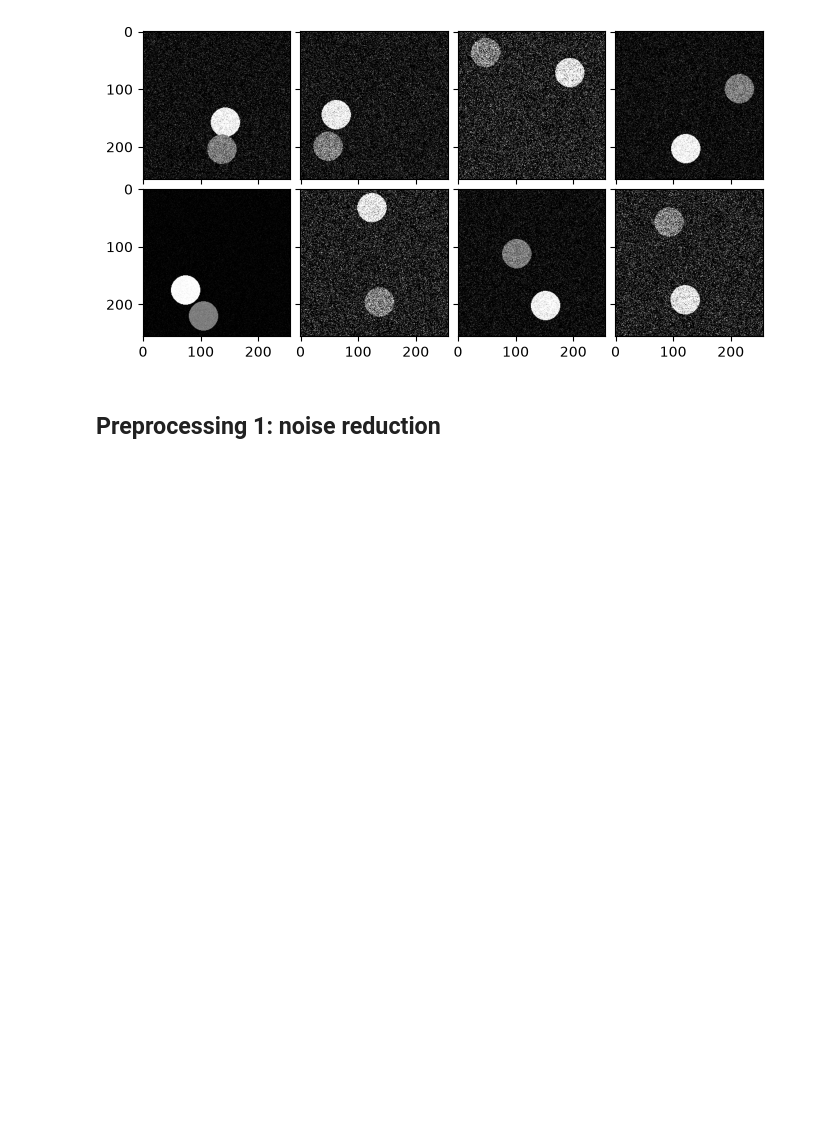
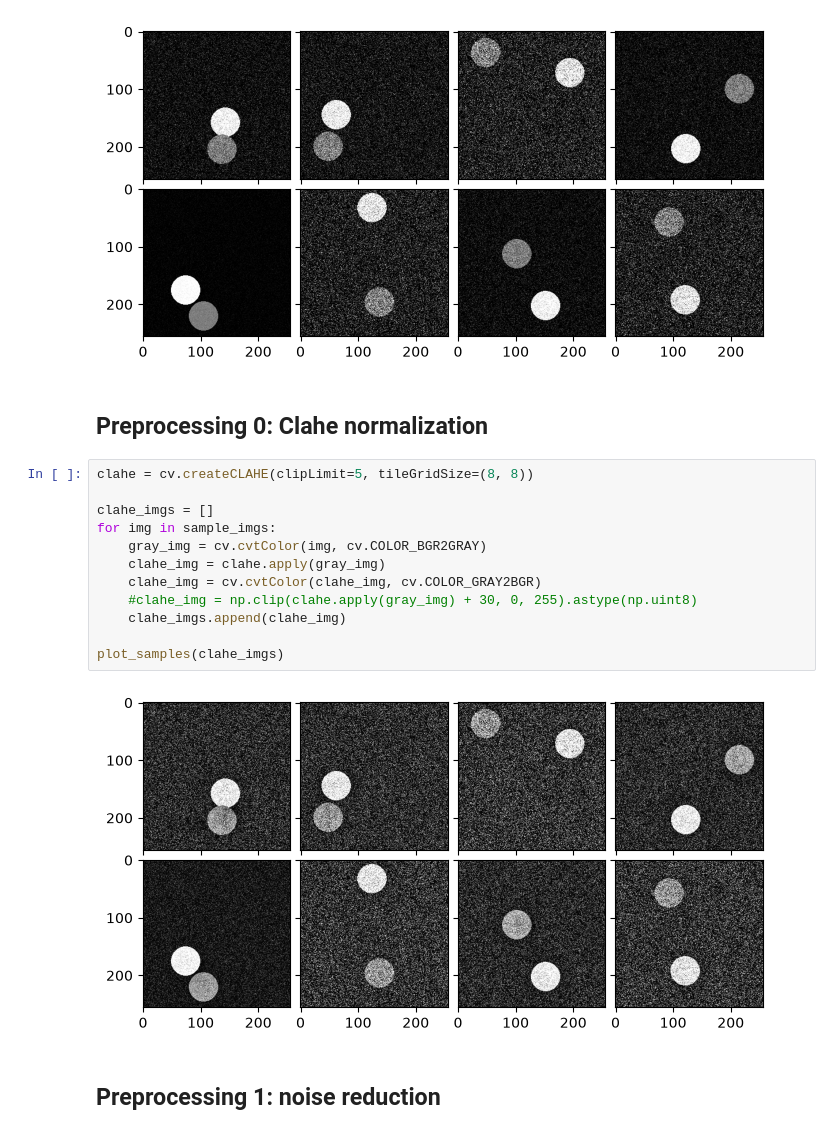
Before and after one commit to ecedenizcevik/ai4mi_project11, a Jupyter notebook: preprocessing.ipynb, the cells around one changed output. Drawn from its saved outputs; the diff is of its cells as text; blank space fills up the shorter version.

Commit message:
Add preprocessing experiments to notebook

```diff
--- a/preprocessing.ipynb
+++ b/preprocessing.ipynb
@@ -27,6 +27,22 @@ def plot_samples(imgs):
 plot_samples(sample_imgs)
 # %% [output]
 [figure]
+# %% [markdown]
+## Preprocessing 0: Clahe normalization
+# %%
+clahe = cv.createCLAHE(clipLimit=5, tileGridSize=(8, 8))
+
+clahe_imgs = []
+for img in sample_imgs:
+    gray_img = cv.cvtColor(img, cv.COLOR_BGR2GRAY)
+    clahe_img = clahe.apply(gray_img)
+    clahe_img = cv.cvtColor(clahe_img, cv.COLOR_GRAY2BGR)
+    #clahe_img = np.clip(clahe.apply(gray_img) + 30, 0, 255).astype(np.uint8)
+    clahe_imgs.append(clahe_img)
+
+plot_samples(clahe_imgs)
+# %% [output]
+[figure, added]
 # %% [markdown]
 ## Preprocessing 1: noise reduction
 # %%
```
Also changed, not shown: parts of 3 cells of this notebook.
